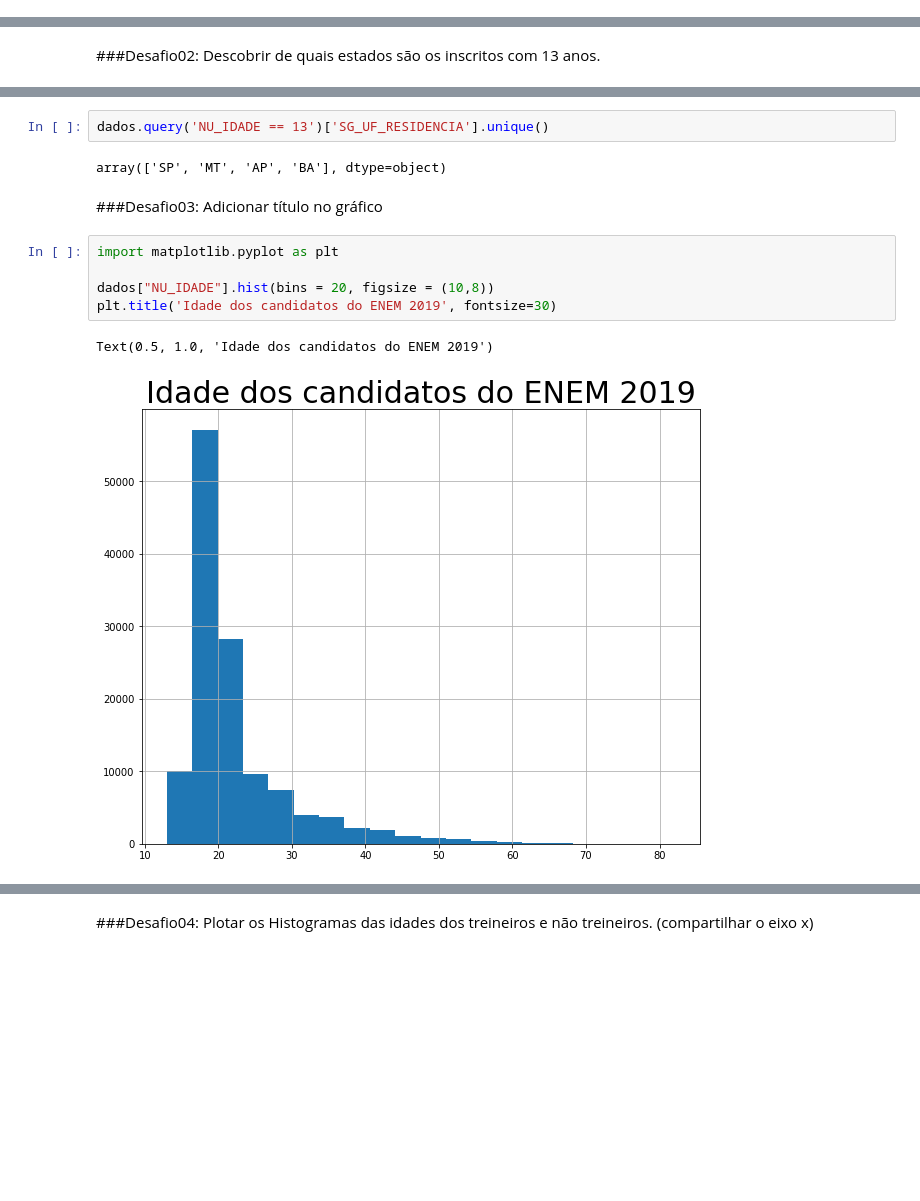
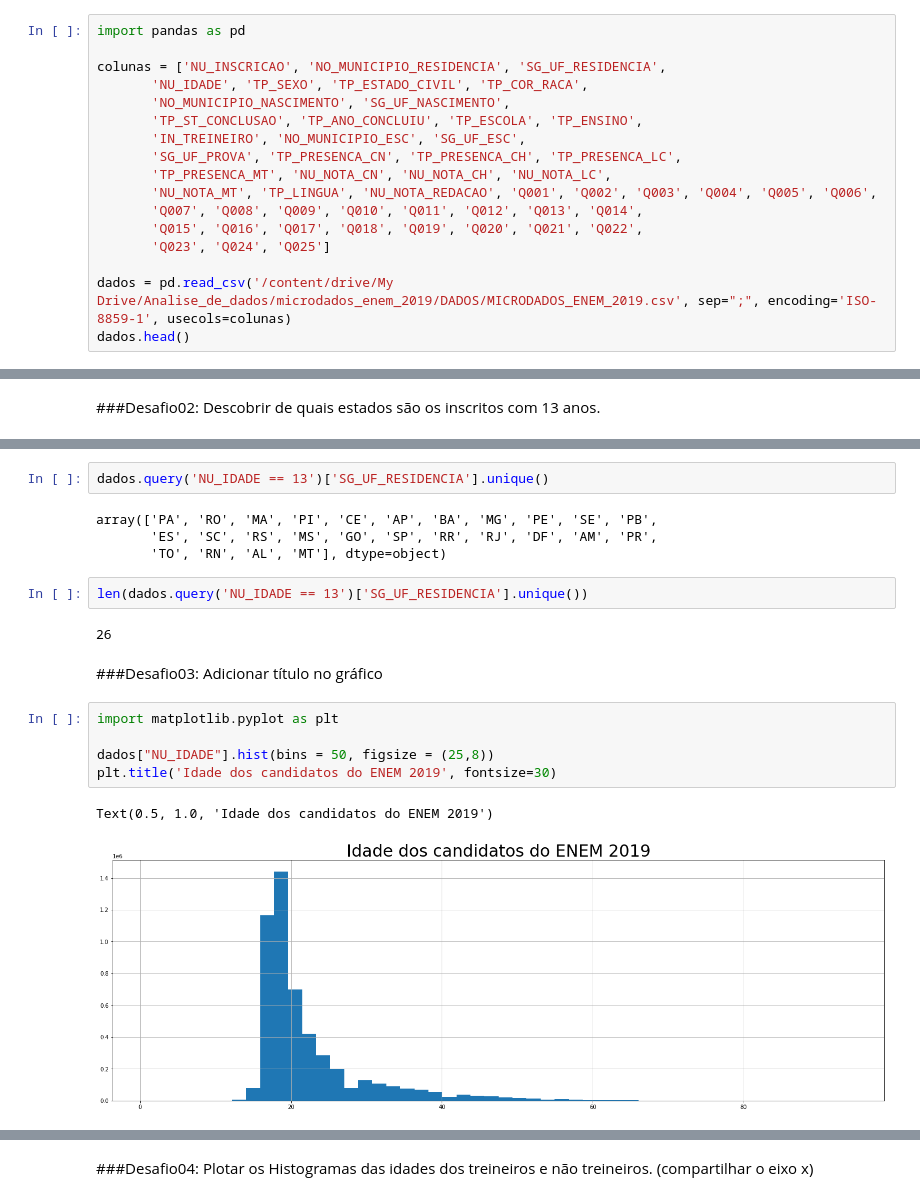
Before and after one commit to Daniel-ASG/IMERSAO_DADOS_ALURA, a Jupyter notebook: IMERSÃO_DADOS_Aula01.ipynb, the cells around one changed output, grey strips where cells are left out. Saved outputs shown, nothing was run; the diff lists cells and outputs as text; blank space fills up the shorter version.

```diff
--- a/IMERSÃO_DADOS_Aula01.ipynb
+++ b/IMERSÃO_DADOS_Aula01.ipynb
@@ -17,0 +12,17 @@ dados.head()
+# %%
+import pandas as pd
+
+colunas = ['NU_INSCRICAO', 'NO_MUNICIPIO_RESIDENCIA', 'SG_UF_RESIDENCIA',
+       'NU_IDADE', 'TP_SEXO', 'TP_ESTADO_CIVIL', 'TP_COR_RACA',
+       'NO_MUNICIPIO_NASCIMENTO', 'SG_UF_NASCIMENTO',
+       'TP_ST_CONCLUSAO', 'TP_ANO_CONCLUIU', 'TP_ESCOLA', 'TP_ENSINO',
+       'IN_TREINEIRO', 'NO_MUNICIPIO_ESC', 'SG_UF_ESC',
+       'SG_UF_PROVA', 'TP_PRESENCA_CN', 'TP_PRESENCA_CH', 'TP_PRESENCA_LC',
+       'TP_PRESENCA_MT', 'NU_NOTA_CN', 'NU_NOTA_CH', 'NU_NOTA_LC',
+       'NU_NOTA_MT', 'TP_LINGUA', 'NU_NOTA_REDACAO', 'Q001', 'Q002', 'Q003', 'Q004', 'Q005', 'Q006',
+       'Q007', 'Q008', 'Q009', 'Q010', 'Q011', 'Q012', 'Q013', 'Q014',
+       'Q015', 'Q016', 'Q017', 'Q018', 'Q019', 'Q020', 'Q021', 'Q022',
+       'Q023', 'Q024', 'Q025']
+
+dados = pd.read_csv('/content/drive/My Drive/Analise_de_dados/microdados_enem_2019/DADOS/MICRODADOS_ENEM_2019.csv', sep=";", encoding='ISO-8859-1', usecols=colunas)
+dados.head()
@@ -324,17 +330,23 @@ Name: SG_UF_RESIDENCIA, dtype: int64
 # %%
 dados.query('NU_IDADE == 13')['SG_UF_RESIDENCIA'].unique()
 # %% [output]
-array(['SP', 'MT', 'AP', 'BA'], dtype=object)
+array(['PA', 'RO', 'MA', 'PI', 'CE', 'AP', 'BA', 'MG', 'PE', 'SE', 'PB',
+       'ES', 'SC', 'RS', 'MS', 'GO', 'SP', 'RR', 'RJ', 'DF', 'AM', 'PR',
+       'TO', 'RN', 'AL', 'MT'], dtype=object)
+# %%
+len(dados.query('NU_IDADE == 13')['SG_UF_RESIDENCIA'].unique())
+# %% [output]
+26
 # %% [markdown]
 ###Desafio03: Adicionar título no gráfico
 # %%
 import matplotlib.pyplot as plt
 
-dados["NU_IDADE"].hist(bins = 20, figsize = (10,8))
+dados["NU_IDADE"].hist(bins = 50, figsize = (25,8))
 plt.title('Idade dos candidatos do ENEM 2019', fontsize=30)
 # %% [output]
 Text(0.5, 1.0, 'Idade dos candidatos do ENEM 2019')
-[figure, old version]
+[figure, new version]
 # %%
 dados["NU_NOTA_LC"].plot.box(grid = True, figsize=(8,6))
 plt.title('Boxplot das notas de linguagem e códigos', fontsize=20)
```
Also changed, not shown: parts of 28 cells of this notebook.
